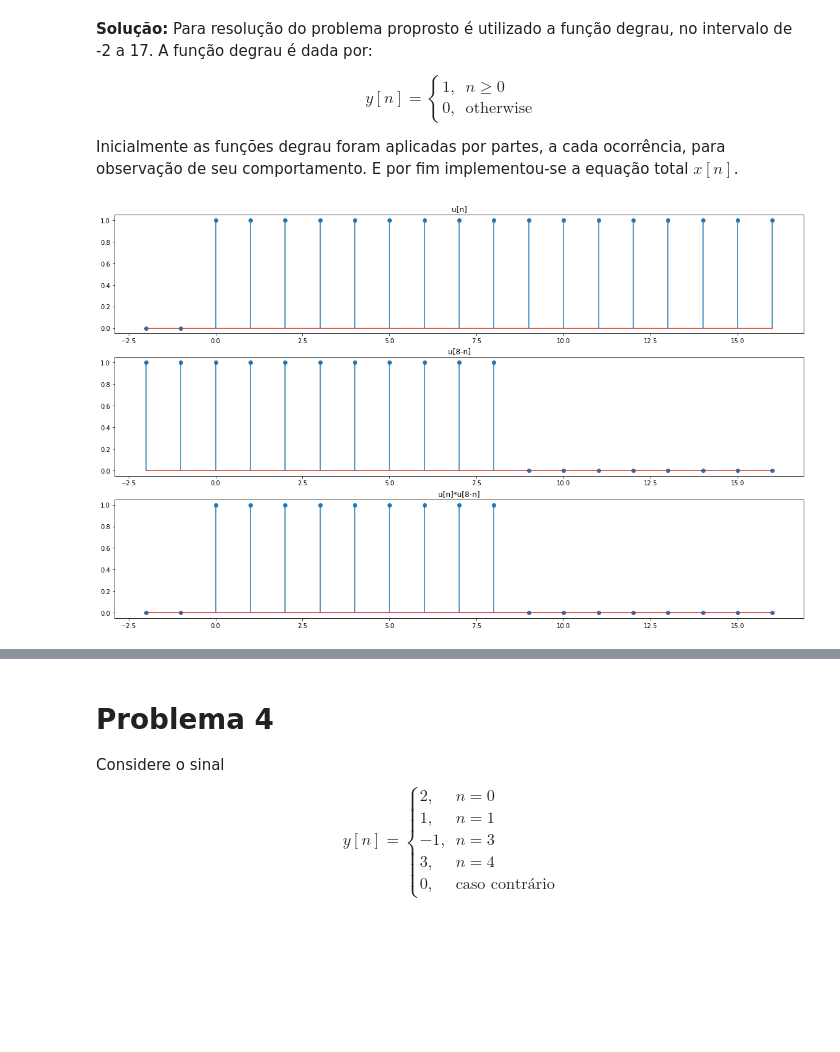
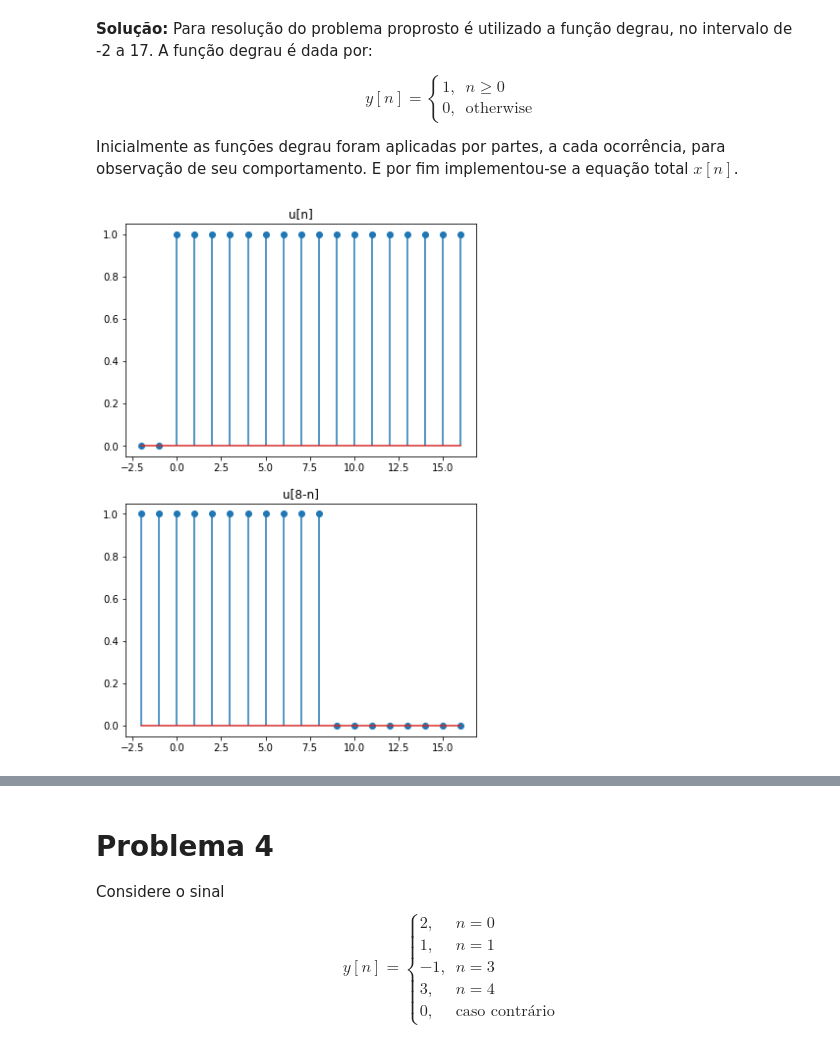
Before and after one commit to julianafalves/Sinais-Digitais, a Jupyter notebook: Projeto1.ipynb, the cells around one changed output, grey strips where cells are left out. Saved outputs shown, nothing was run; the diff lists cells and outputs as text; code cells hidden in the pictures; blank space fills up the shorter version.

```diff
--- a/Projeto1.ipynb
+++ b/Projeto1.ipynb
@@ -155,16 +153,13 @@ x = ss.dstep(n)*ss.dstep(8-n)+ss.dstep(n-2)-ss.dstep(n-5)
 # %%
-fig, axs = plt.subplots(3, 1, sharey=True,figsize=(20,12))
-
+fig, axs = plt.subplots(2, 1, sharey=True, figsize=(6.4, 9.6))
 
 axs[0].stem(n, ss.dstep(n), use_line_collection=True)
 axs[0].set_title('u[n]')
 
 axs[1].stem(n, ss.dstep(8-n), use_line_collection=True)
 axs[1].set_title('u[8-n]')
 
-axs[2].stem(n, ss.dstep(n)*ss.dstep(8-n), use_line_collection=True)
-axs[2].set_title('u[n]*u[8-n]')
 show()
 # %% [output]
-[figure, old version]
+[figure, new version]
 # %%
```
Also changed, not shown: parts of 18 cells of this notebook.
